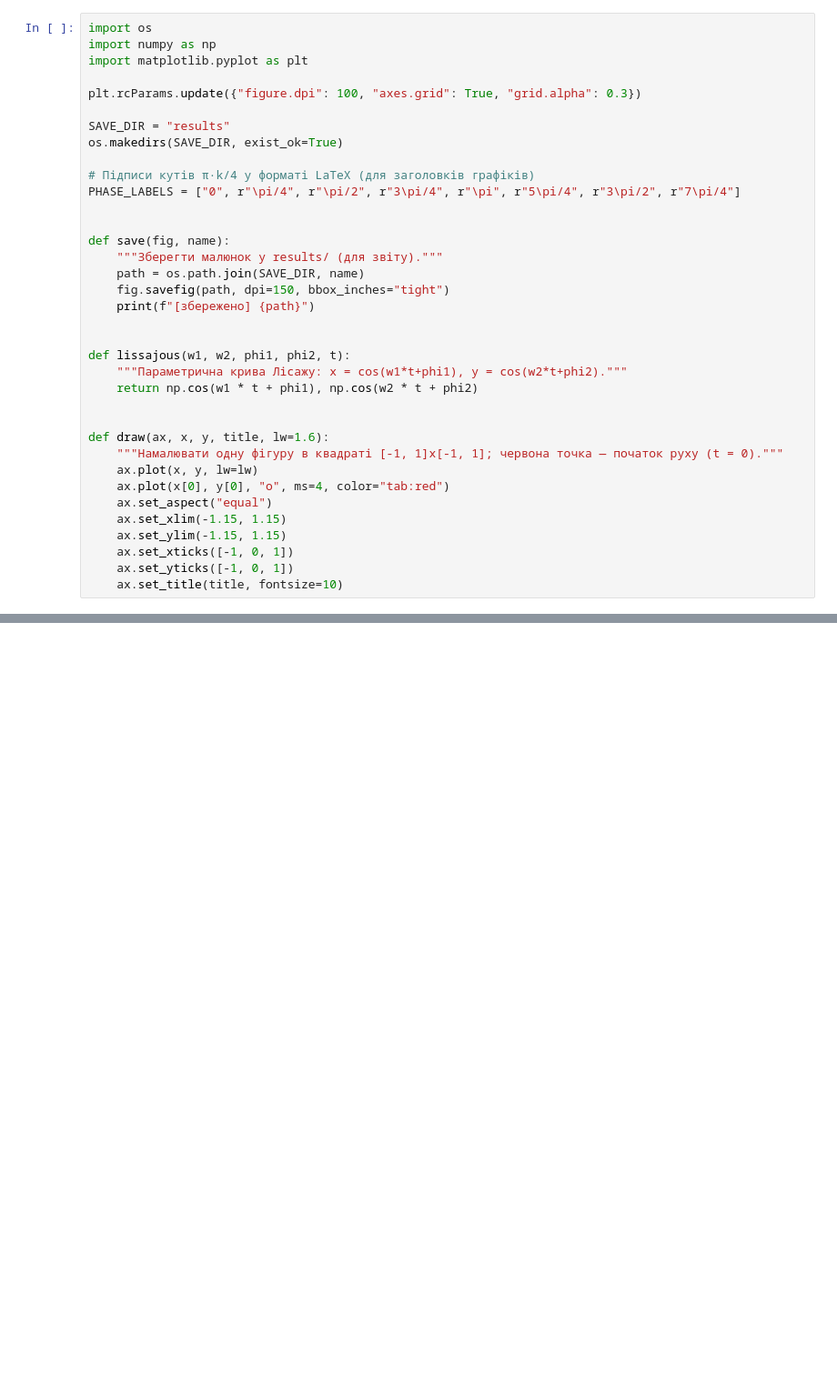
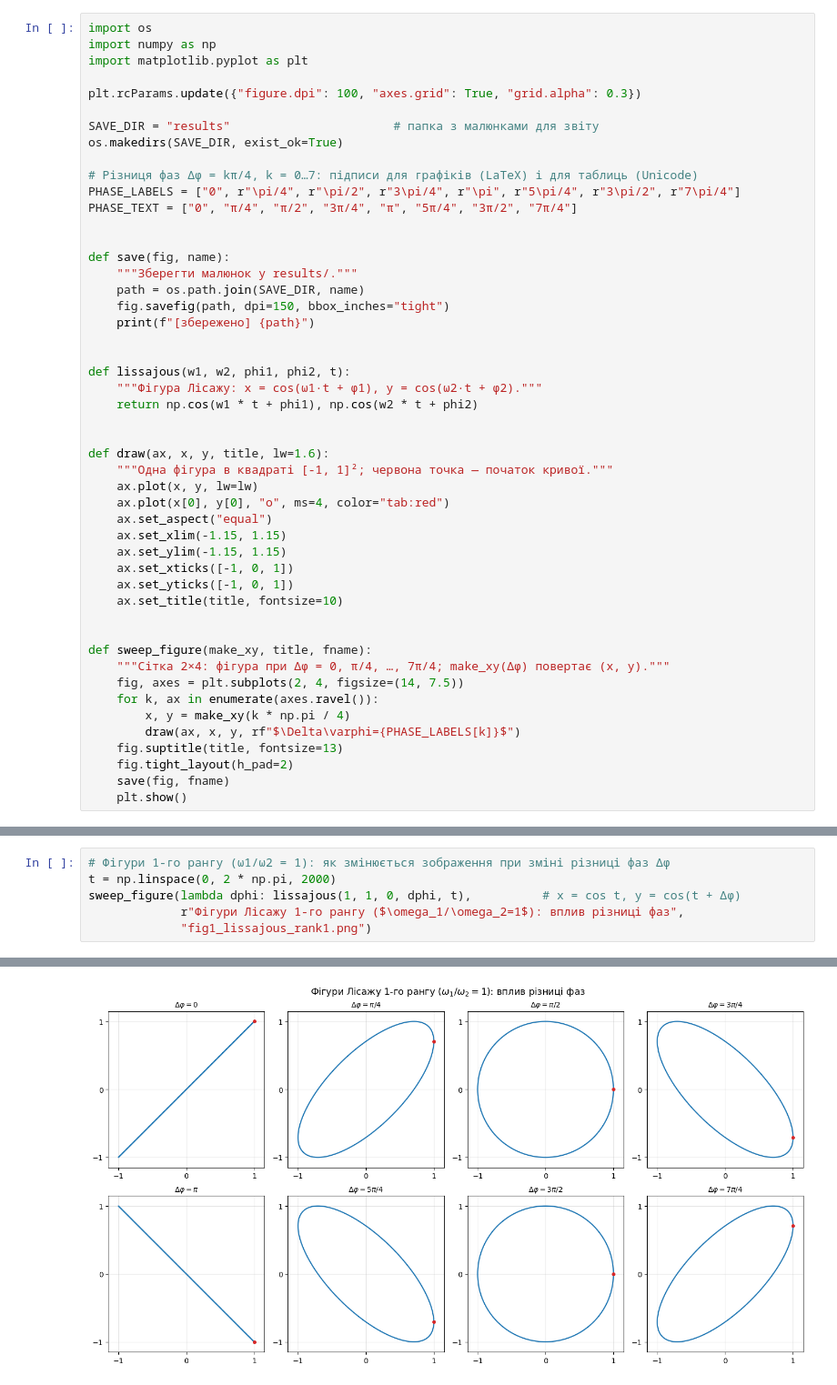
Before and after one commit to sofilukash/math_modeling, a Jupyter notebook: lab1/task1_lissajous_chebyshev.ipynb, the cells around one changed output, grey strips where cells are left out. Shown at 91% size. Saved outputs shown, nothing was run; the diff lists cells and outputs as text; blank space fills up the shorter version.

```diff
--- a/lab1/task1_lissajous_chebyshev.ipynb
+++ b/lab1/task1_lissajous_chebyshev.ipynb
@@ -21,27 +20,28 @@ import matplotlib.pyplot as plt
 
 plt.rcParams.update({"figure.dpi": 100, "axes.grid": True, "grid.alpha": 0.3})
 
-SAVE_DIR = "results"
+SAVE_DIR = "results"                       # папка з малюнками для звіту
 os.makedirs(SAVE_DIR, exist_ok=True)
 
-# Підписи кутів π·k/4 у форматі LaTeX (для заголовків графіків)
+# Різниця фаз Δφ = kπ/4, k = 0…7: підписи для графіків (LaTeX) і для таблиць (Unicode)
 PHASE_LABELS = ["0", r"\pi/4", r"\pi/2", r"3\pi/4", r"\pi", r"5\pi/4", r"3\pi/2", r"7\pi/4"]
+PHASE_TEXT = ["0", "π/4", "π/2", "3π/4", "π", "5π/4", "3π/2", "7π/4"]
 
 
 def save(fig, name):
-    """Зберегти малюнок у results/ (для звіту)."""
+    """Зберегти малюнок у results/."""
     path = os.path.join(SAVE_DIR, name)
     fig.savefig(path, dpi=150, bbox_inches="tight")
     print(f"[збережено] {path}")
 
 
 def lissajous(w1, w2, phi1, phi2, t):
-    """Параметрична крива Лісажу: x = cos(w1*t+phi1), y = cos(w2*t+phi2)."""
+    """Фігура Лісажу: x = cos(ω1·t + φ1), y = cos(ω2·t + φ2)."""
     return np.cos(w1 * t + phi1), np.cos(w2 * t + phi2)
 
 
 def draw(ax, x, y, title, lw=1.6):
-    """Намалювати одну фігуру в квадраті [-1, 1]x[-1, 1]; червона точка — початок руху (t = 0)."""
+    """Одна фігура в квадраті [-1, 1]²; червона точка — початок кривої."""
     ax.plot(x, y, lw=lw)
     ax.plot(x[0], y[0], "o", ms=4, color="tab:red")
     ax.set_aspect("equal")
@@ -50,6 +50,18 @@ def draw(ax, x, y, title, lw=1.6):
     ax.set_xticks([-1, 0, 1])
     ax.set_yticks([-1, 0, 1])
     ax.set_title(title, fontsize=10)
+
+
+def sweep_figure(make_xy, title, fname):
+    """Сітка 2×4: фігура при Δφ = 0, π/4, …, 7π/4; make_xy(Δφ) повертає (x, y)."""
+    fig, axes = plt.subplots(2, 4, figsize=(14, 7.5))
+    for k, ax in enumerate(axes.ravel()):
+        x, y = make_xy(k * np.pi / 4)
+        draw(ax, x, y, rf"$\Delta\varphi={PHASE_LABELS[k]}$")
+    fig.suptitle(title, fontsize=13)
+    fig.tight_layout(h_pad=2)
+    save(fig, fname)
+    plt.show()
 # %% [markdown]
 ## 1. Фігури 1-го рангу: $\omega_1/\omega_2 = 1$
 
@@ -61,0 +72,7 @@ $a=\sqrt{1+|\cos\Delta\varphi|}$, $b=\sqrt{1-|\cos\Delta\varphi|}$ (вісь в
+# %%
+# Фігури 1-го рангу (ω1/ω2 = 1): як змінюється зображення при зміні різниці фаз Δφ
+t = np.linspace(0, 2 * np.pi, 2000)
+sweep_figure(lambda dphi: lissajous(1, 1, 0, dphi, t),          # x = cos t, y = cos(t + Δφ)
+             r"Фігури Лісажу 1-го рангу ($\omega_1/\omega_2=1$): вплив різниці фаз",
+             "fig1_lissajous_rank1.png")
+# %% [output]
@@ -61,0 +80 @@ $a=\sqrt{1+|\cos\Delta\varphi|}$, $b=\sqrt{1-|\cos\Delta\varphi|}$ (вісь в
+[figure, added]
```
Also changed, not shown: parts of 26 cells of this notebook.
